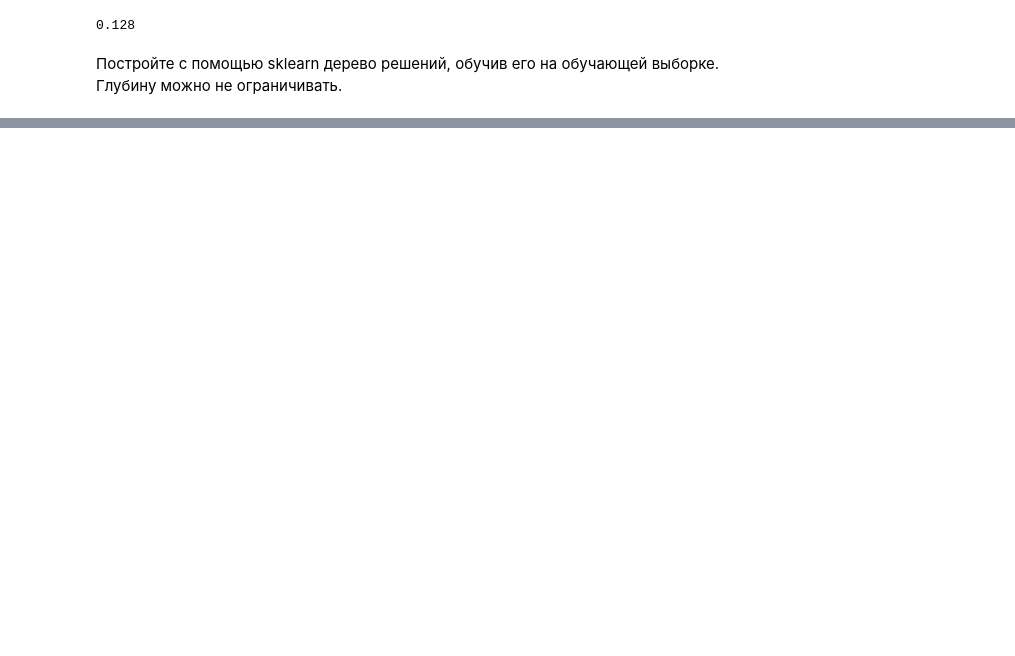
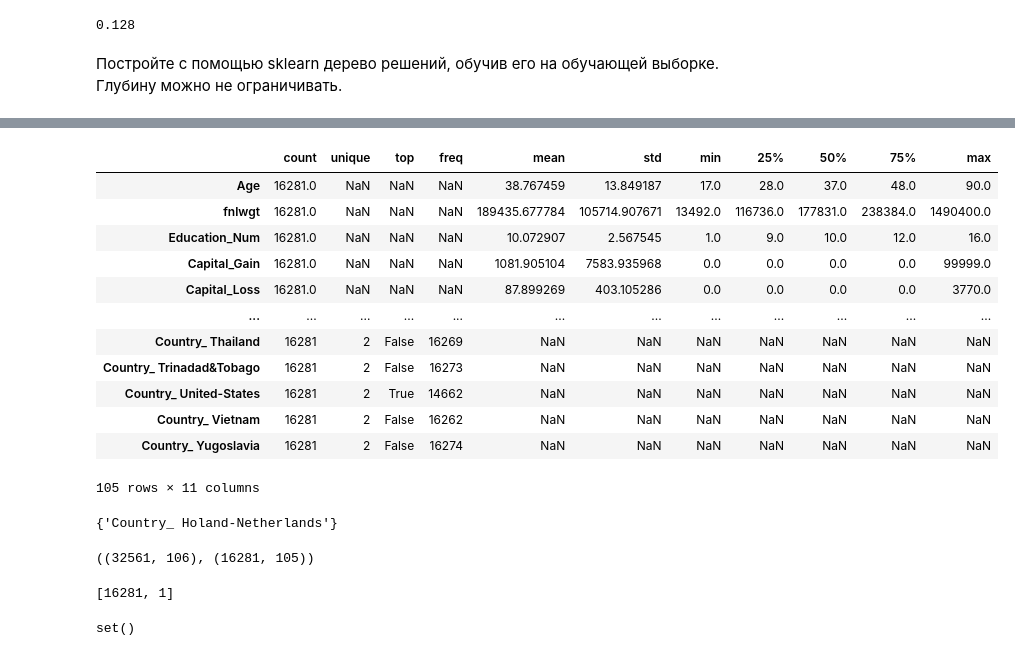
Before and after one commit to RusskikhRoman/Open-Data-Science, a Jupyter notebook: lesson_3_homework_is_she_going_with_me.ipynb, the cells around one changed output, grey strips where cells are left out. Cells and saved outputs as stored; diff of their text form; code cells hidden in the pictures; blank space fills up the shorter version.

```diff
--- a/lesson_3_homework_is_she_going_with_me.ipynb
+++ b/lesson_3_homework_is_she_going_with_me.ipynb
@@ -139,0 +328,2 @@ S1 = shannon_entropy(pd.concat([y, df_train['Внешность_приятная
+# %%
+data_test['Age'] = data_test['Age'].astype(int)
@@ -139,0 +358,64 @@ S1 = shannon_entropy(pd.concat([y, df_train['Внешность_приятная
+# %%
+# заполним пропуски
+
+for c in categorical_columns_train:
+    data_train[c] = data_train[c].fillna(data_train[c].mode())
+for c in categorical_columns_test:
+    data_test[c] = data_test[c].fillna(data_train[c].mode())
+
+for c in numerical_columns_train:
+    data_train[c] = data_train[c].fillna(data_train[c].median())
+for c in numerical_columns_test:
+    data_test[c] = data_test[c].fillna(data_train[c].median())
+# %%
+data_train = pd.concat([data_train, pd.get_dummies(data_train['Workclass'],
+                                                   prefix="Workclass"),
+                      pd.get_dummies(data_train['Education'], prefix="Education"),
+                      pd.get_dummies(data_train['Martial_Status'], prefix="Martial_Status"),
+                      pd.get_dummies(data_train['Occupation'], prefix="Occupation"),
+                      pd.get_dummies(data_train['Relationship'], prefix="Relationship"),
+                      pd.get_dummies(data_train['Race'], prefix="Race"),
+                      pd.get_dummies(data_train['Sex'], prefix="Sex"),
+                      pd.get_dummies(data_train['Country'], prefix="Country")],
+                     axis=1)
+
+data_test = pd.concat([data_test, pd.get_dummies(data_test['Workclass'], prefix="Workclass"),
+                      pd.get_dummies(data_test['Education'], prefix="Education"),
+                      pd.get_dummies(data_test['Martial_Status'], prefix="Martial_Status"),
+                      pd.get_dummies(data_test['Occupation'], prefix="Occupation"),
+                      pd.get_dummies(data_test['Relationship'], prefix="Relationship"),
+                      pd.get_dummies(data_test['Race'], prefix="Race"),
+                      pd.get_dummies(data_test['Sex'], prefix="Sex"),
+                      pd.get_dummies(data_test['Country'], prefix="Country")],
+                     axis=1)
+# %%
+data_train.drop(['Workclass', 'Education', 'Martial_Status',
+                 'Occupation', 'Relationship', 'Race', 'Sex', 'Country'],
+                axis=1, inplace=True)
+data_test.drop(['Workclass', 'Education', 'Martial_Status', 'Occupation',
+                'Relationship', 'Race', 'Sex', 'Country'],
+               axis=1, inplace=True)
+# %%
+data_test.describe(include='all').T
+# %% [output]
+|  | count | unique | top | freq | mean | std | min | 25% | 50% | 75% | max |
+| Age | 16281.0 | NaN | NaN | NaN | 38.767459 | 13.849187 | 17.0 | 28.0 | 37.0 | 48.0 | 90.0 |
+| fnlwgt | 16281.0 | NaN | NaN | NaN | 189435.677784 | 105714.907671 | 13492.0 | 116736.0 | 177831.0 | 238384.0 | 1490400.0 |
+| Education_Num | 16281.0 | NaN | NaN | NaN | 10.072907 | 2.567545 | 1.0 | 9.0 | 10.0 | 12.0 | 16.0 |
+| Capital_Gain | 16281.0 | NaN | NaN | NaN | 1081.905104 | 7583.935968 | 0.0 | 0.0 | 0.0 | 0.0 | 99999.0 |
+| Capital_Loss | 16281.0 | NaN | NaN | NaN | 87.899269 | 403.105286 | 0.0 | 0.0 | 0.0 | 0.0 | 3770.0 |
+| ... | ... | ... | ... | ... | ... | ... | ... | ... | ... | ... | ... |
+| Country_ Thailand | 16281 | 2 | False | 16269 | NaN | NaN | NaN | NaN | NaN | NaN | NaN |
+| Country_ Trinadad&Tobago | 16281 | 2 | False | 16273 | NaN | NaN | NaN | NaN | NaN | NaN | NaN |
+| Country_ United-States | 16281 | 2 | True | 14662 | NaN | NaN | NaN | NaN | NaN | NaN | NaN |
+| Country_ Vietnam | 16281 | 2 | False | 16262 | NaN | NaN | NaN | NaN | NaN | NaN | NaN |
+| Country_ Yugoslavia | 16281 | 2 | False | 16274 | NaN | NaN | NaN | NaN | NaN | NaN | NaN |
+105 rows × 11 columns
+# %%
+set(data_train.columns) - set(data_test.columns)
+# %% [output]
+{'Country_ Holand-Netherlands'}
+# %%
+data_train.shape, data_test.shape
+# %% [output]
+((32561, 106), (16281, 105))
@@ -139,0 +424,8 @@ S1 = shannon_entropy(pd.concat([y, df_train['Внешность_приятная
+# %%
+[data_test.shape[0], 1]
+# %% [output]
+[16281, 1]
+# %%
+set(data_train.columns) - set(data_test.columns)
+# %% [output]
+set()
```
Also changed, not shown: parts of 43 cells of this notebook, 6 other files.
